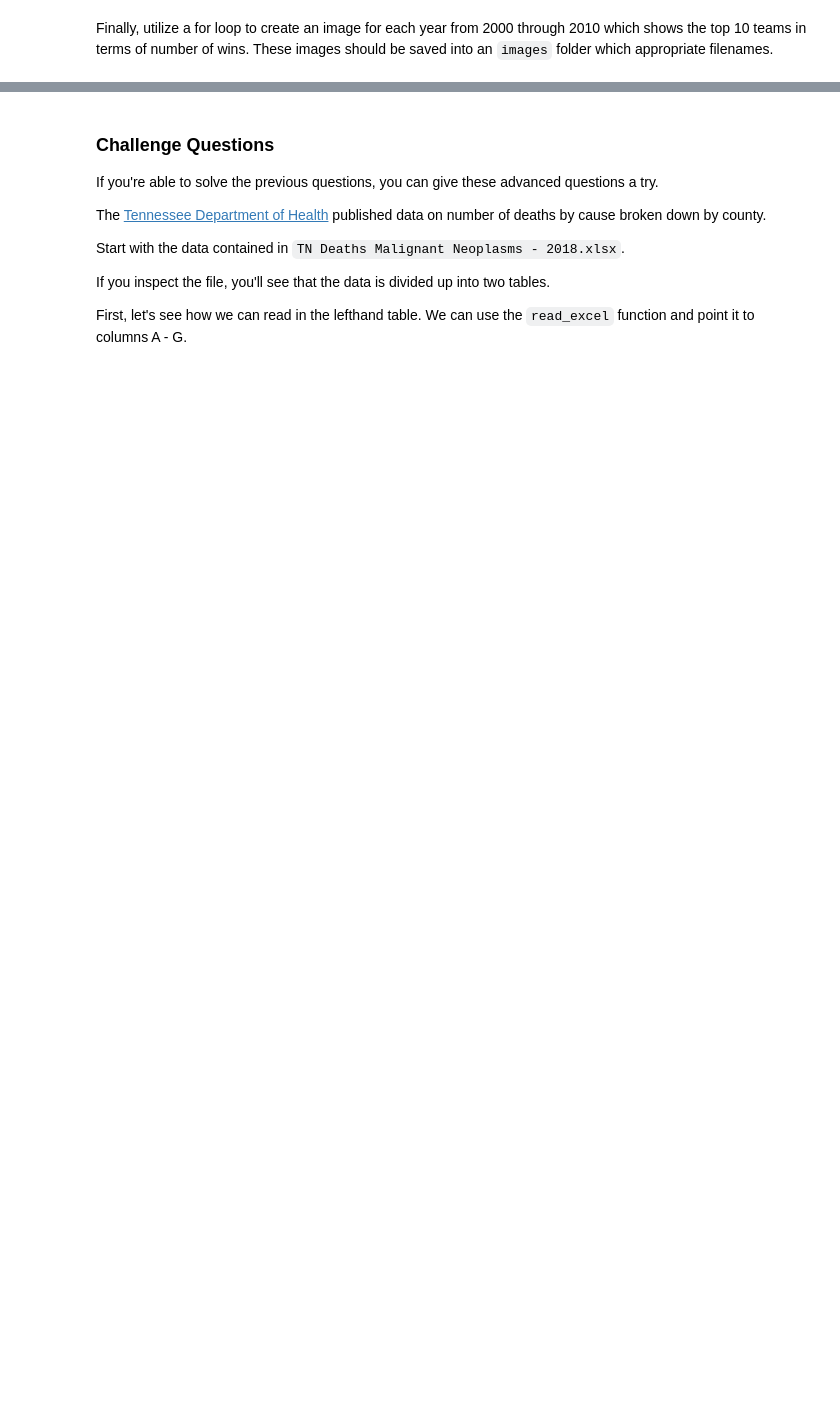
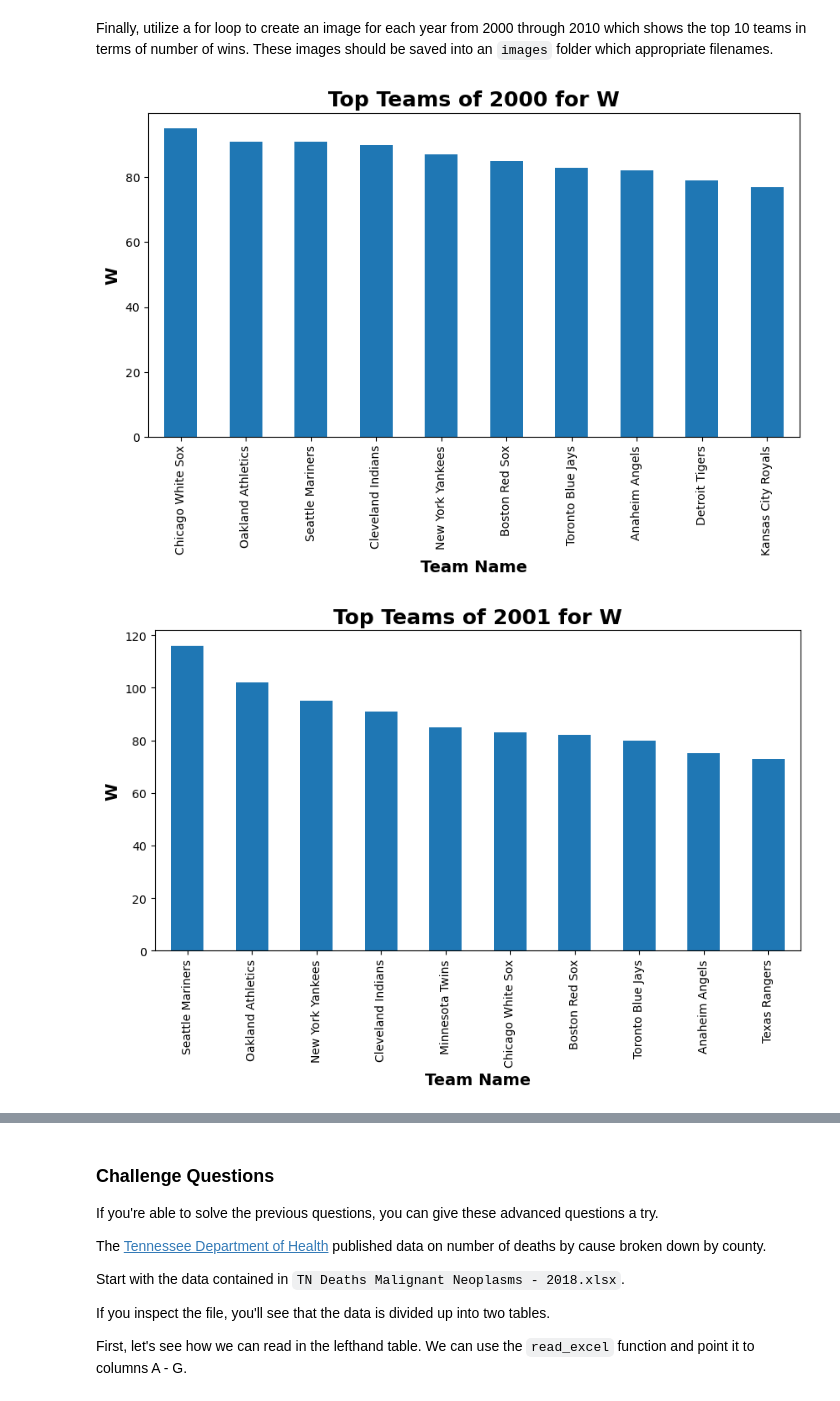
Before and after one commit to NSS-Data-Analytics-Cohort-11/loops-functions-practice-eemchadwick, a Jupyter notebook: notebooks/Loops_and_Functions_Practice.ipynb, the cells around one changed output, grey strips where cells are left out. Saved outputs shown, nothing was run; the diff lists cells and outputs as text; code cells hidden in the pictures; blank space fills up the shorter version.

```diff
--- a/notebooks/Loops_and_Functions_Practice.ipynb
+++ b/notebooks/Loops_and_Functions_Practice.ipynb
@@ -308,0 +335,7 @@ Finally, utilize a for loop to create an image for each year from 2000 through 2
+# %%
+# this will only run if you select a specific league
+for year in range(2000, 2011):
+    plot_best_teams(year, n=10, league= 'AL', stat='w', ascending = False, filepath = '../images/best_'+ str(year) +'_teams_barplot.png')
+# %% [output]
+[figure, added]
+[figure, added]
```
Also changed, not shown: parts of 27 cells of this notebook, 13 other files.
